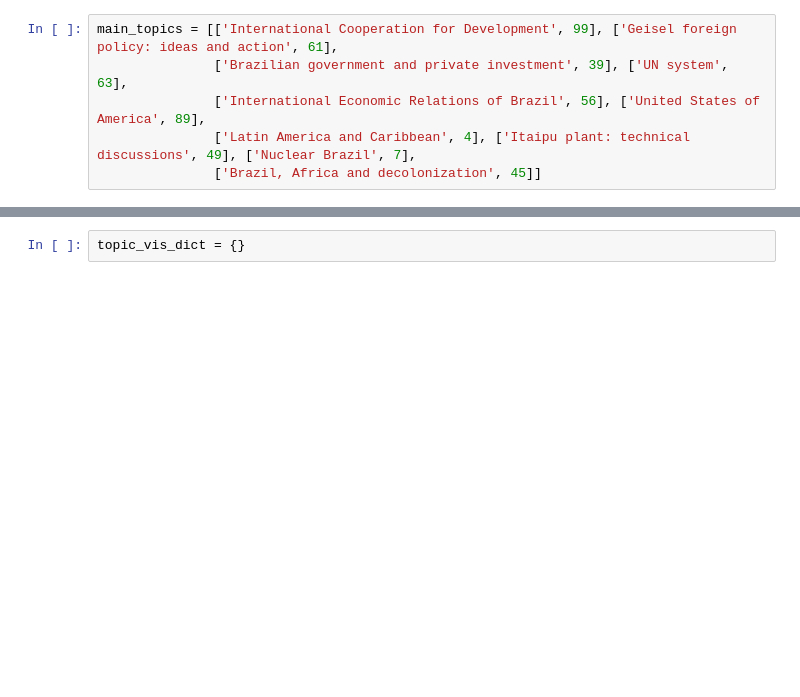
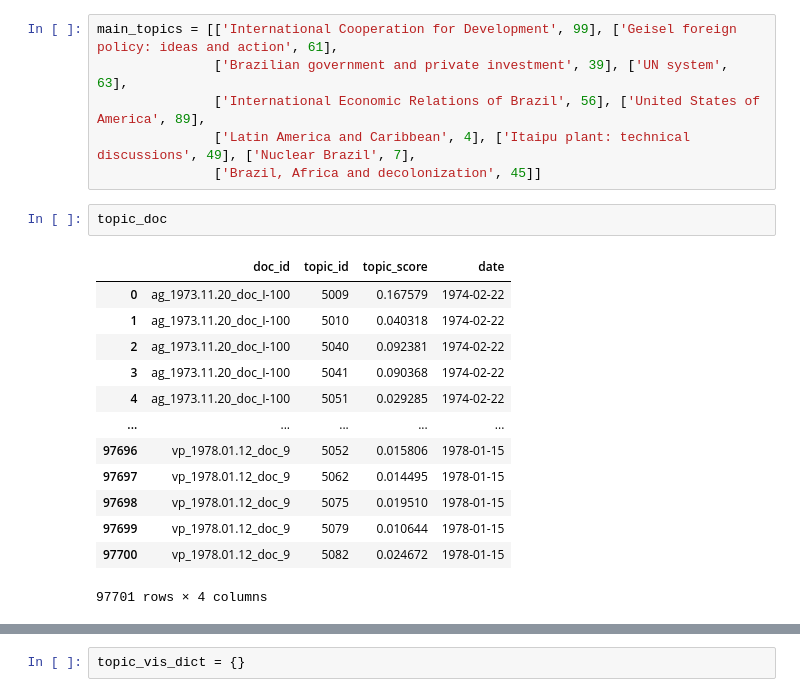
Before and after one commit to Marcelobbr/thesis, a Jupyter notebook: notebooks/thesis-vis.ipynb, the cells around one changed output, grey strips where cells are left out. Drawn from its saved outputs; the diff is of its cells as text; blank space fills up the shorter version.

```diff
--- a/notebooks/thesis-vis.ipynb
+++ b/notebooks/thesis-vis.ipynb
@@ -163,4 +170,20 @@ main_topics = [['International Cooperation for Development', 99], ['Geisel forei
                ['International Economic Relations of Brazil', 56], ['United States of America', 89],
                ['Latin America and Caribbean', 4], ['Itaipu plant: technical discussions', 49], ['Nuclear Brazil', 7],
                ['Brazil, Africa and decolonization', 45]]
+# %%
+topic_doc
+# %% [output]
+|  | doc_id | topic_id | topic_score | date |
+| 0 | ag_1973.11.20_doc_I-100 | 5009 | 0.167579 | 1974-02-22 |
+| 1 | ag_1973.11.20_doc_I-100 | 5010 | 0.040318 | 1974-02-22 |
+| 2 | ag_1973.11.20_doc_I-100 | 5040 | 0.092381 | 1974-02-22 |
+| 3 | ag_1973.11.20_doc_I-100 | 5041 | 0.090368 | 1974-02-22 |
+| 4 | ag_1973.11.20_doc_I-100 | 5051 | 0.029285 | 1974-02-22 |
+| ... | ... | ... | ... | ... |
+| 97696 | vp_1978.01.12_doc_9 | 5052 | 0.015806 | 1978-01-15 |
+| 97697 | vp_1978.01.12_doc_9 | 5062 | 0.014495 | 1978-01-15 |
+| 97698 | vp_1978.01.12_doc_9 | 5075 | 0.019510 | 1978-01-15 |
+| 97699 | vp_1978.01.12_doc_9 | 5079 | 0.010644 | 1978-01-15 |
+| 97700 | vp_1978.01.12_doc_9 | 5082 | 0.024672 | 1978-01-15 |
+97701 rows × 4 columns
 # %%
```
Also changed, not shown: parts of 30 cells of this notebook.
